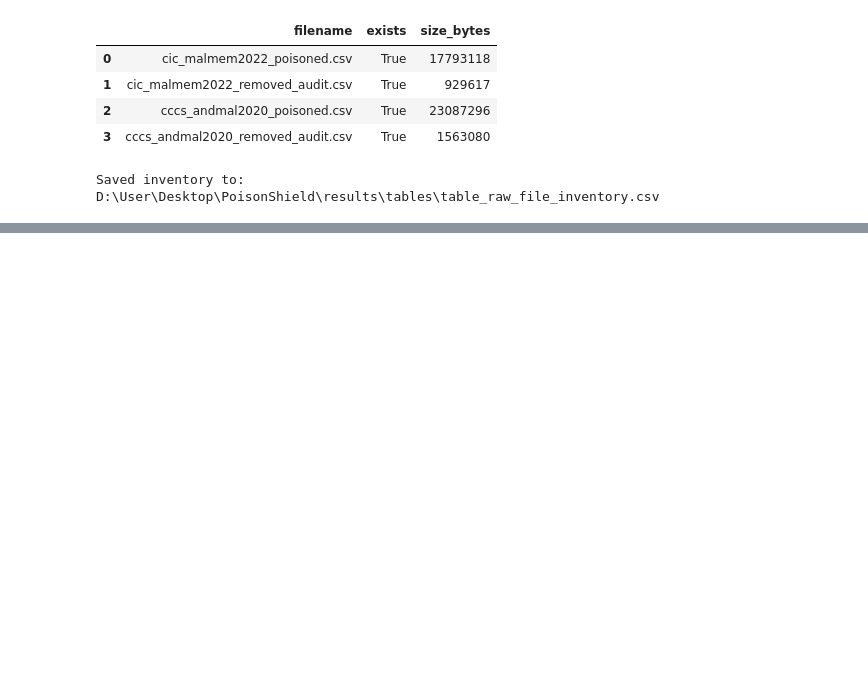
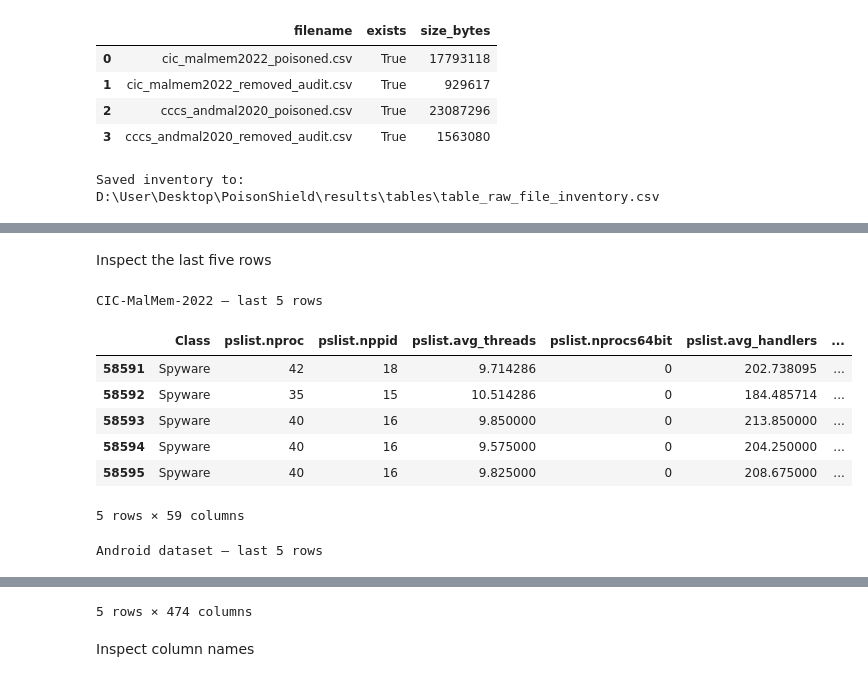
Before and after one commit to alokmuskan/PoisonShield, a Jupyter notebook: notebooks/01_dataset_audit.ipynb, the cells around one changed output, grey strips where cells are left out. Saved outputs shown, nothing was run; the diff lists cells and outputs as text; code cells hidden in the pictures; blank space fills up the shorter version.

```diff
--- a/notebooks/01_dataset_audit.ipynb
+++ b/notebooks/01_dataset_audit.ipynb
@@ -210,0 +310,18 @@ D:\User\Desktop\PoisonShield\results\tables\table_raw_file_inventory.csv
+# %% [markdown]
+Inspect the last five rows
+# %%
+print("CIC-MalMem-2022 — last 5 rows")
+display(malmem.tail())
+
+print("\nAndroid dataset — last 5 rows")
+display(android.tail())
+# %% [output]
+CIC-MalMem-2022 — last 5 rows
+|  | Class | pslist.nproc | pslist.nppid | pslist.avg_threads | pslist.nprocs64bit | pslist.avg_handlers | ... |
+| 58591 | Spyware | 42 | 18 | 9.714286 | 0 | 202.738095 | ... |
+| 58592 | Spyware | 35 | 15 | 10.514286 | 0 | 184.485714 | ... |
+| 58593 | Spyware | 40 | 16 | 9.850000 | 0 | 213.850000 | ... |
+| 58594 | Spyware | 40 | 16 | 9.575000 | 0 | 204.250000 | ... |
+| 58595 | Spyware | 40 | 16 | 9.825000 | 0 | 208.675000 | ... |
+5 rows × 59 columns
+Android dataset — last 5 rows
@@ -210,0 +334,3 @@ D:\User\Desktop\PoisonShield\results\tables\table_raw_file_inventory.csv
+5 rows × 474 columns
+# %% [markdown]
+Inspect column names
```
Also changed, not shown: parts of 27 cells of this notebook, 1 other file.
